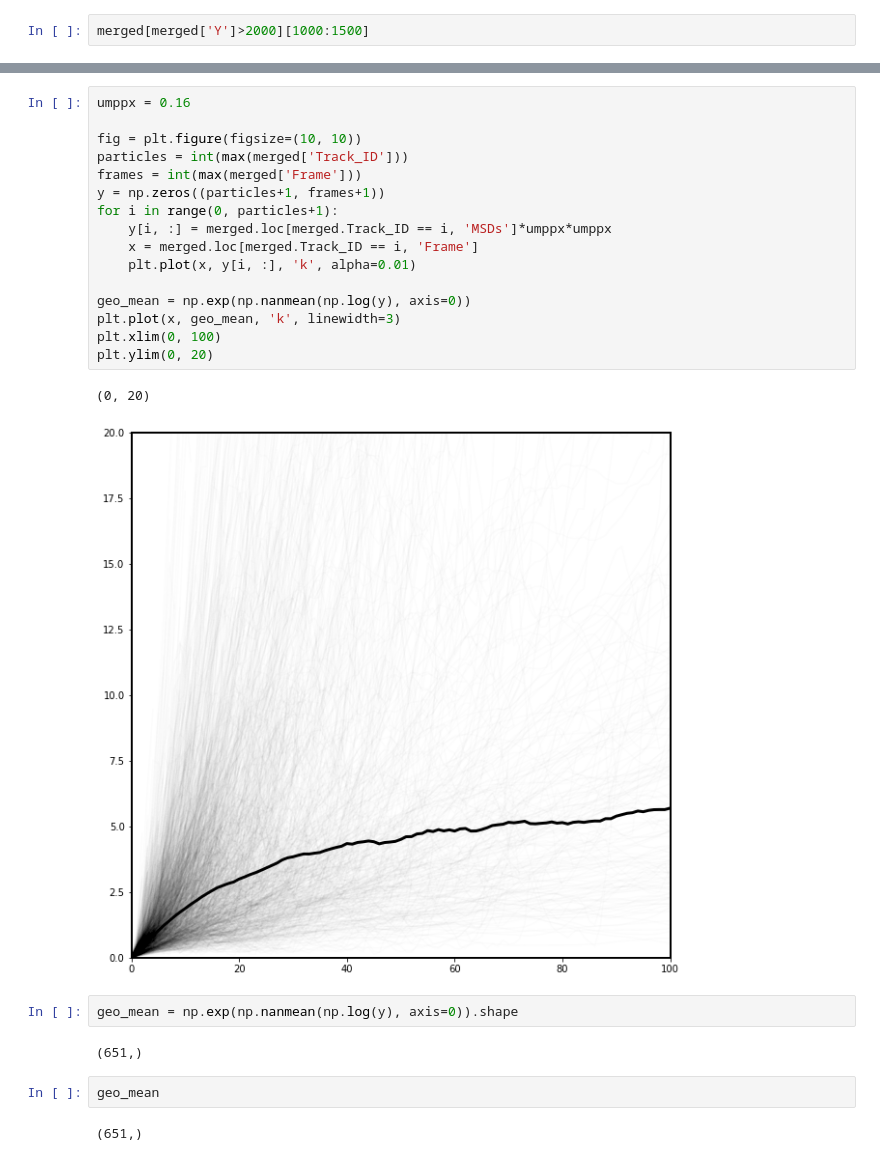
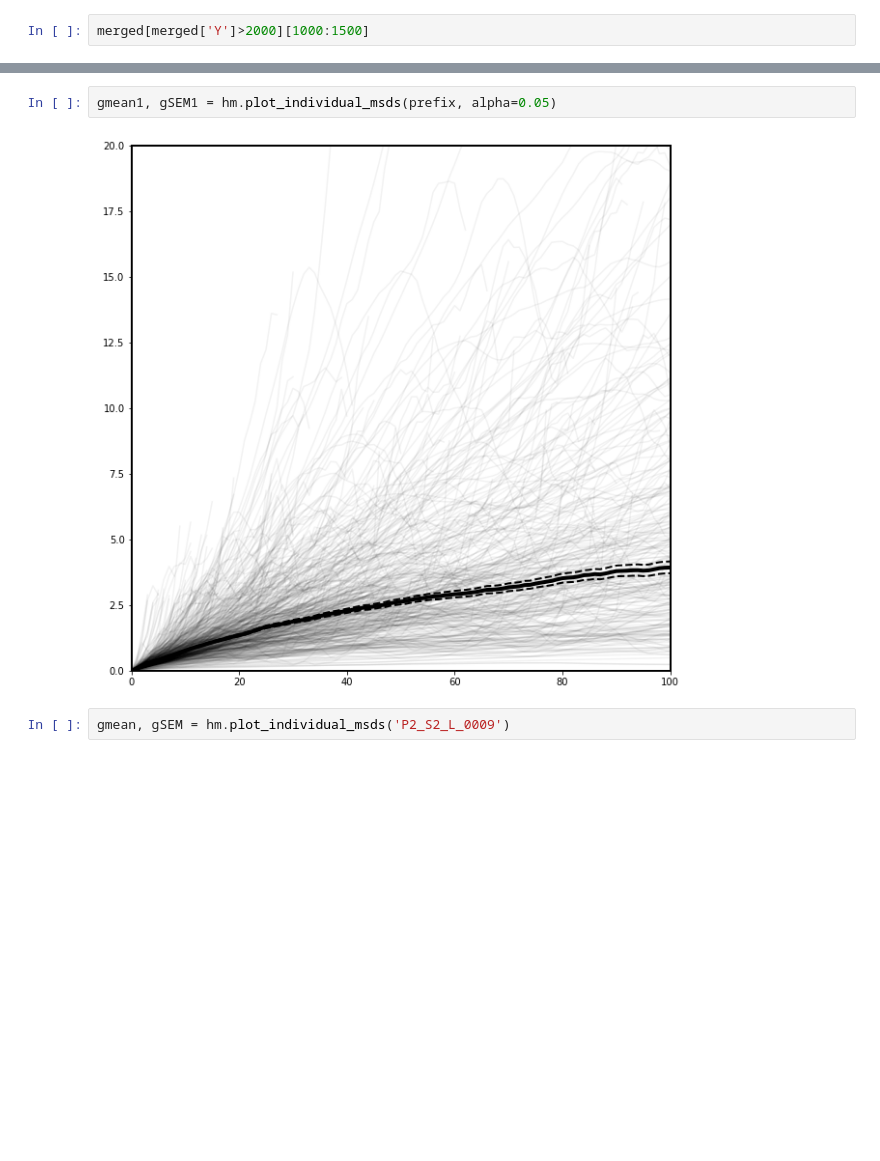
Before and after one commit to Nance-Lab/diff_classifier, a Jupyter notebook: notebooks/02_22_18_demo_diff_classifier.ipynb, the cells around one changed output, grey strips where cells are left out. Drawn from its saved outputs; the diff is of its cells as text; blank space fills up the shorter version.

```diff
--- a/notebooks/02_22_18_demo_diff_classifier.ipynb
+++ b/notebooks/02_22_18_demo_diff_classifier.ipynb
@@ -182,27 +236,6 @@ hm.plot_particles_in_frame(prefix)
-# %%
-umppx = 0.16
-
-fig = plt.figure(figsize=(10, 10))
-particles = int(max(merged['Track_ID']))
-frames = int(max(merged['Frame']))
-y = np.zeros((particles+1, frames+1))
-for i in range(0, particles+1):
-    y[i, :] = merged.loc[merged.Track_ID == i, 'MSDs']*umppx*umppx
-    x = merged.loc[merged.Track_ID == i, 'Frame']
-    plt.plot(x, y[i, :], 'k', alpha=0.01)
-
-geo_mean = np.exp(np.nanmean(np.log(y), axis=0))
-plt.plot(x, geo_mean, 'k', linewidth=3)
-plt.xlim(0, 100)
-plt.ylim(0, 20)
-# %% [output]
-(0, 20)
-[figure, removed]
-# %%
-geo_mean = np.exp(np.nanmean(np.log(y), axis=0)).shape
-# %% [output]
-(651,)
-# %%
-geo_mean
-# %% [output]
-(651,)
+# %%
+gmean1, gSEM1 = hm.plot_individual_msds(prefix, alpha=0.05)
+# %% [output]
+[figure, added]
+# %%
+gmean, gSEM = hm.plot_individual_msds('P2_S2_L_0009')
```
Also changed, not shown: parts of 29 cells of this notebook, 3 other files.
